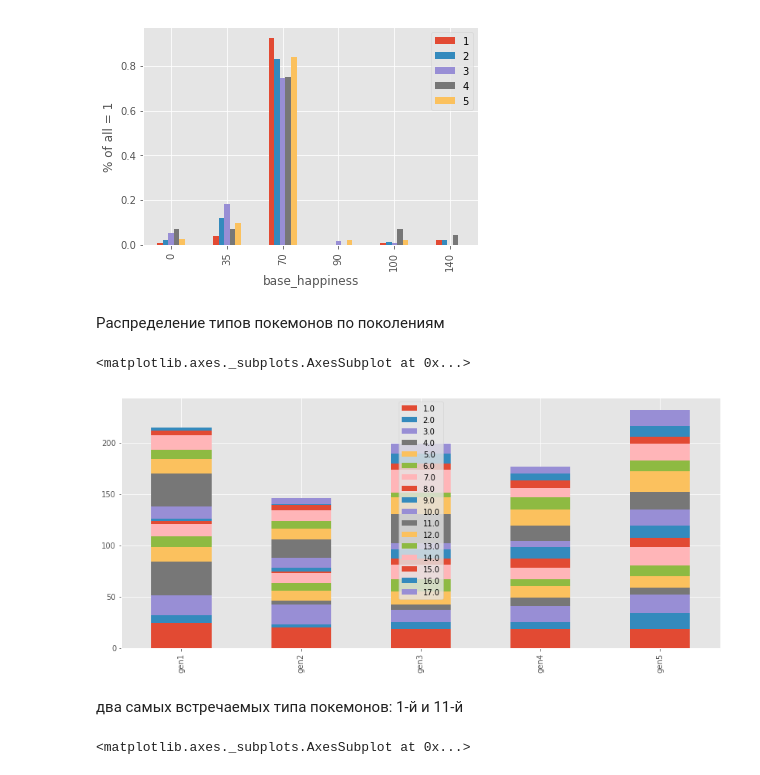
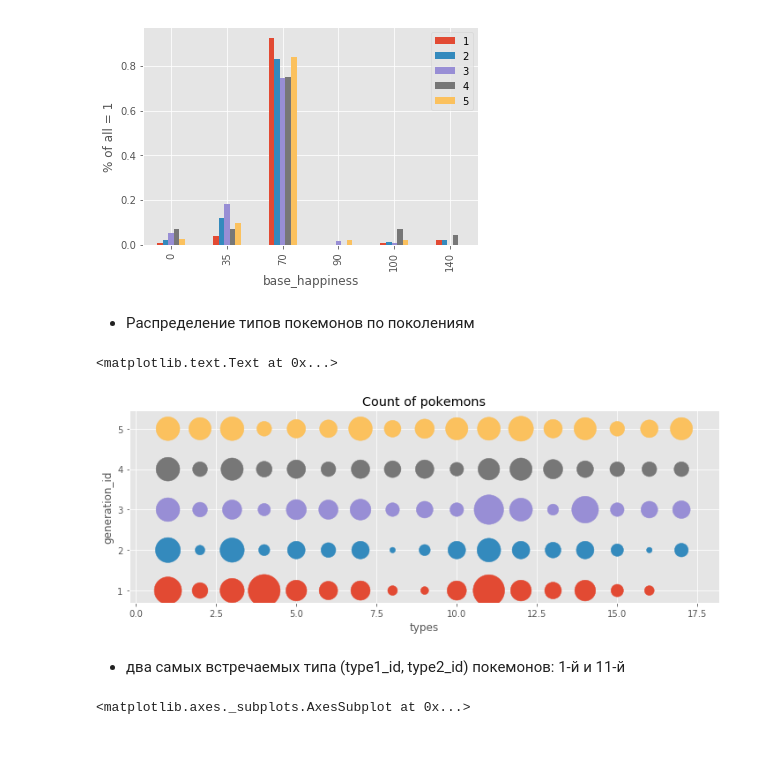
Before and after one commit to ivanlipko/ml-summer-school-2017, a Jupyter notebook: main.ipynb, the cells around one changed output. Cells and saved outputs as stored; diff of their text form; code cells hidden in the pictures; blank space fills up the shorter version.

```diff
--- a/main.ipynb
+++ b/main.ipynb
@@ -142,39 +169,57 @@ min    0.000000  0.000000  0.000000  0.000000  0.000000
 max    0.927152  0.830000  0.746377  0.750000  0.841772
 [figure]
 # %% [markdown]
-Распределение типов покемонов по поколениям
+- Распределение типов покемонов по поколениям
 # %%
 datag1 = data[data['generation_id']==1]
 df1 = pd.DataFrame(datag1.groupby('type1_id').size())
 df2 = pd.DataFrame(datag1.groupby('type2_id').size())
 datag1 = pd.concat([df1, df2], axis=1).T.fillna(0).sum().T
 
 datag2 = data[data['generation_id']==2]
 df1 = pd.DataFrame(datag2.groupby('type1_id').size())
 df2 = pd.DataFrame(datag2.groupby('type2_id').size())
 datag2 = pd.concat([df1, df2], axis=1).T.fillna(0).sum().T
 
 datag3 = data[data['generation_id']==3]
 df1 = pd.DataFrame(datag3.groupby('type1_id').size())
 df2 = pd.DataFrame(datag3.groupby('type2_id').size())
 datag3 = pd.concat([df1, df2], axis=1).T.fillna(0).sum().T
 
 datag4 = data[data['generation_id']==4]
 df1 = pd.DataFrame(datag4.groupby('type1_id').size())
 df2 = pd.DataFrame(datag4.groupby('type2_id').size())
 datag4 = pd.concat([df1, df2], axis=1).T.fillna(0).sum().T
 
 datag5 = data[data['generation_id']==5]
 df1 = pd.DataFrame(datag5.groupby('type1_id').size())
 df2 = pd.DataFrame(datag5.groupby('type2_id').size())
 datag5 = pd.concat([df1, df2], axis=1).T.fillna(0).sum().T
 
 dataGenType = pd.DataFrame( {'gen1' : datag1, 'gen2' : datag2, 'gen3' : datag3,
-                             'gen4' : datag4, 'gen5' : datag5}).fillna(0).T#.sum().sort_values()
-dataGenType.plot(kind='bar', stacked=True, figsize=(14,6))
+                             'gen4' : datag4, 'gen5' : datag5}).fillna(0)#.sum().sort_values()
+#dataGenType.plot(kind='bar', stacked=True, figsize=(14,6))
+
+plt.figure(1, figsize=(12,4))
+xxx = np.array([1,2,3,4,5,6,7,8,9,10,11,12,13,14,15,16,17])
+yyy = np.array([1,1,1,1,1,1,1,1,1,1,1,1,1,1,1,1,1])
+
+plt.scatter(x=xxx, y=yyy, s=dataGenType['gen1']*40)
+yyy = yyy + 1
+plt.scatter(x=xxx, y=yyy, s=dataGenType['gen2']*40)
+yyy = yyy + 1
+plt.scatter(x=xxx, y=yyy, s=dataGenType['gen3']*40)
+yyy = yyy + 1
+plt.scatter(x=xxx, y=yyy, s=dataGenType['gen4']*40)
+yyy = yyy + 1
+plt.scatter(x=xxx, y=yyy, s=dataGenType['gen5']*40)
+
+plt.xlabel('types')
+plt.ylabel('generation_id')
+plt.title('Count of pokemons')
 # %% [output]
-<matplotlib.axes._subplots.AxesSubplot at 0x...>
+<matplotlib.text.Text at 0x...>
-[figure, old version]
+[figure, new version]
 # %% [markdown]
-два самых встречаемых типа покемонов: 1-й и 11-й
+- два самых встречаемых типа (type1_id, type2_id) покемонов: 1-й и 11-й
 # %%
```
Also changed, not shown: parts of 40 cells of this notebook, 1 other file.
